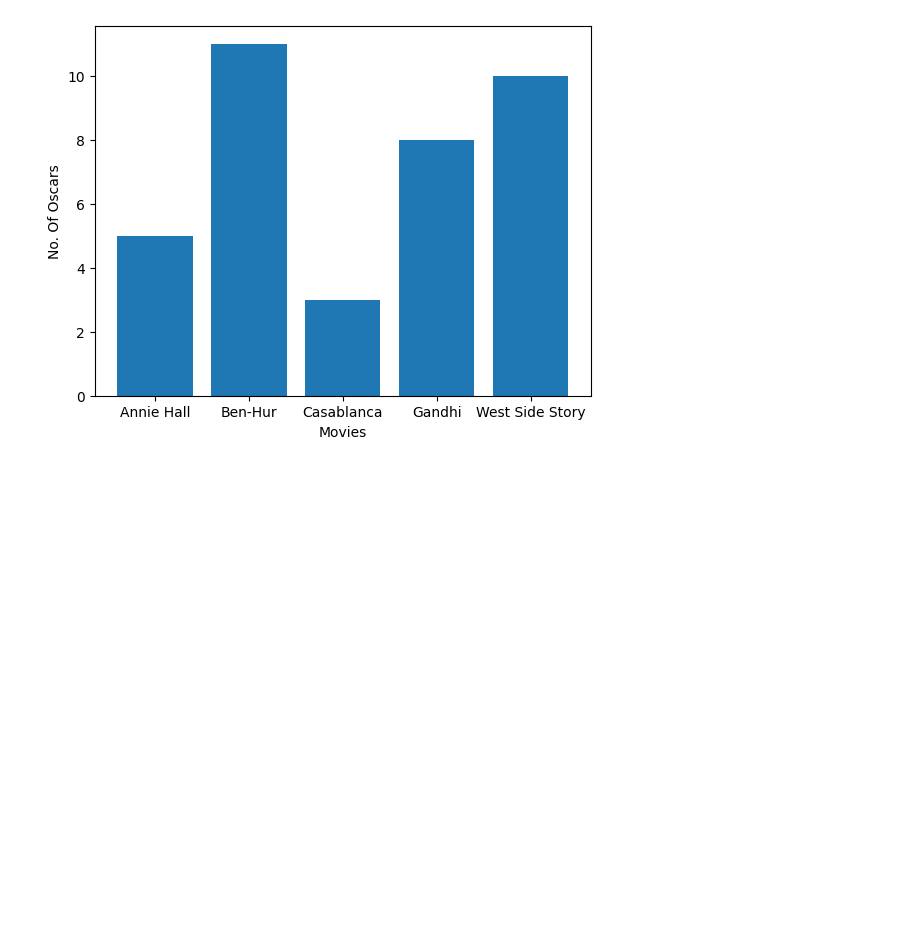
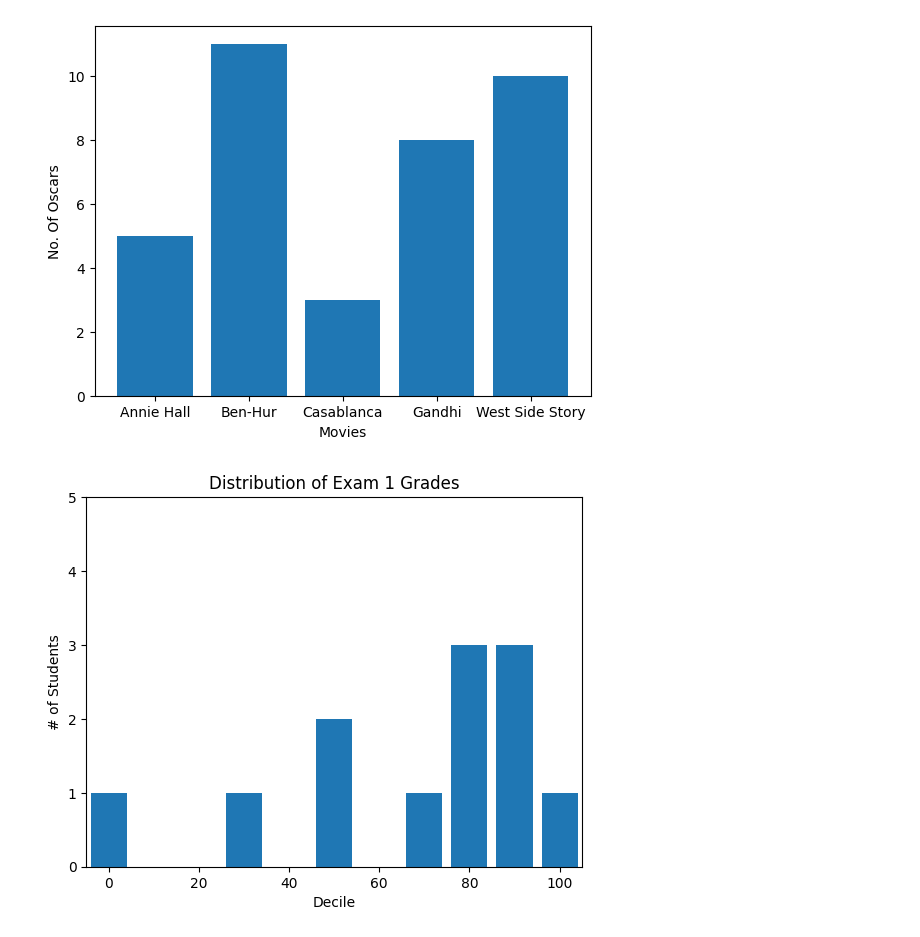
Before and after one commit to icanooooo/ML_DS_learn, a Jupyter notebook: 3_VisualizingData.ipynb, the cells around one changed output. Saved outputs shown, nothing was run; the diff lists cells and outputs as text; code cells hidden in the pictures; blank space fills up the shorter version.

```diff
--- a/3_VisualizingData.ipynb
+++ b/3_VisualizingData.ipynb
@@ -29,3 +26,22 @@ plt.xticks([i+0.1 for i, _ in enumerate(movies)], movies)
 plt.show()
 # %% [output]
 [figure]
+# %%
+from collections import Counter
+
+grades = [83,95,91, 87, 70, 83, 93, 100, 30, 55, 54, 0]
+# Function untuk mengubah ke bilangan bawah terdekat
+decile = lambda grade: (grade // 10) * 10
+
+histogram = Counter(decile(grade) for grade in grades) # Fungsi counter intuk meng'count' suatu unique values di suatu list
+
+plt.bar([x for x in histogram.keys()],
+        histogram.values(), 8)
+
+plt.axis([-5, 105, 0, 5])
+plt.xlabel("Decile")
+plt.ylabel("# of Students")
+plt.title("Distribution of Exam 1 Grades")
+plt.show()
+# %% [output]
+[figure, added]
```
Also changed, not shown: parts of 13 cells of this notebook.
